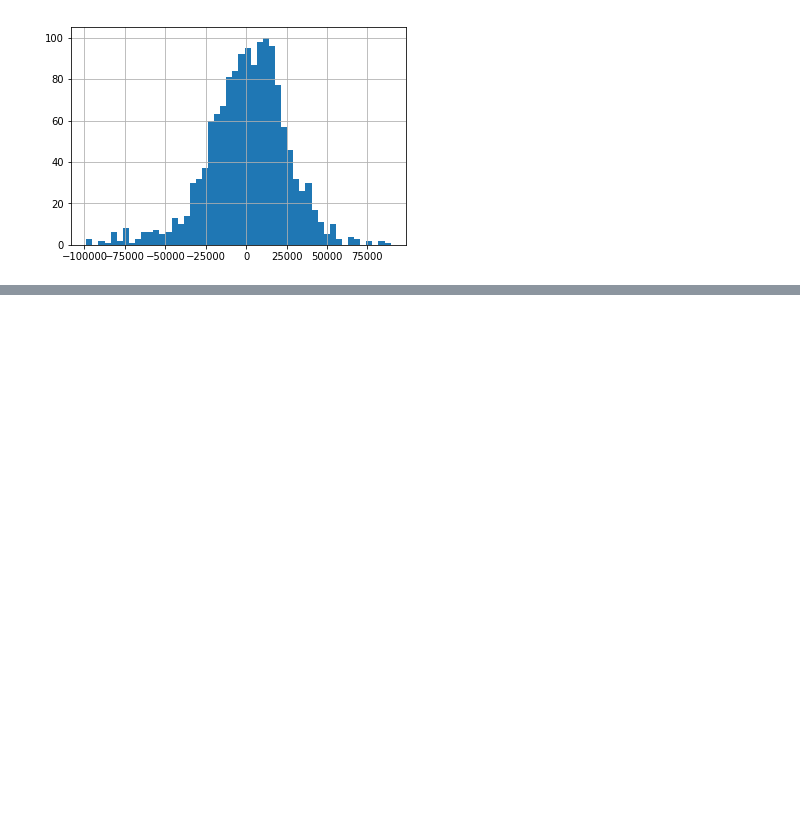
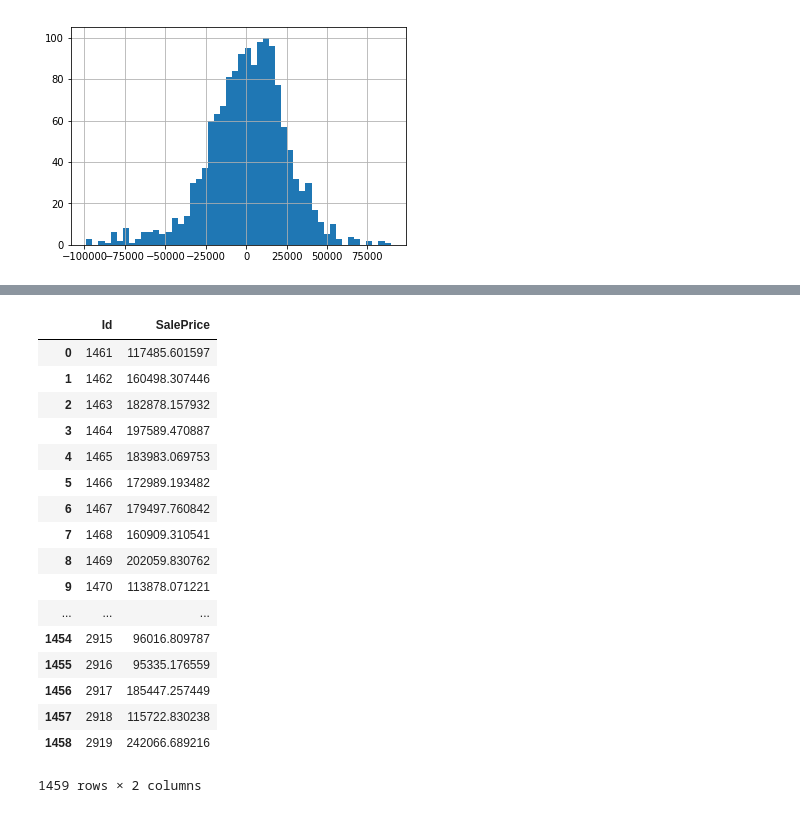
Before and after one commit to jmoorebyu/assignment-2, a Jupyter notebook: Assignment2.ipynb, the cells around one changed output, grey strips where cells are left out. Saved outputs shown, nothing was run; the diff lists cells and outputs as text; code cells hidden in the pictures; blank space fills up the shorter version.

```diff
--- a/Assignment2.ipynb
+++ b/Assignment2.ipynb
@@ -213,0 +347,15 @@ Best Negative MSE: -720043746.1186057
+# %%
+
+# l1 ratio of zero is l2 and visa-versa
+# alphas are how much to weight regularization
+clf = ElasticNetCV(l1_ratio=[.1, .3, .9], alphas=[.06,.03,.01], cv=8, tol=10**-5, max_iter=50000)
+#test_predictions3 = clf.predict(df)
+clf.fit(df, ln_target)
+#print("Validation RMSE: {}".format(np.sqrt(mse(ln_target, train_predictions3))))
+print(clf.alpha_)
+clf.score(df, ln_target)
+alpha = clf.alpha_
+l1 = clf.l1_ratio_
+clftuned = ElasticNetCV(l1_ratio=[l1], alphas=[alpha], cv=5, tol=10**-5)
+clftuned.fit(df, ln_target)
+print(np.sqrt(clf.mse_path_).mean())
@@ -214,2 +391,15 @@ Best Negative MSE: -720043746.1186057
+# %%
+res_list = [x[0] for x in test2]
+
+std_numeric_test.columns = numeric_test.columns
+df_test=std_numeric_test.iloc[:]
+ls=res_list
+
+for k in range(0,len(ls)):
+    for j in range (k+1,len(ls)):
+        df_test[ls[k]+"X"+ls[j]]=df_test[ls[k]]*df_test[ls[j]]
+# %%
+
+test_predictions3 = clftuned.predict(df_test)
 # %% [markdown]
 Plotting how many the difference between observed and predicted values in terms of SD of Y
@@ -310,0 +431,2 @@ diff2[diff2<100000][diff2>-100000].hist(bins=50)
+# %%
+submission = pd.DataFrame({"Id":test['Id'],"SalePrice":np.exp(test_predictions3)})
@@ -310,0 +435,21 @@ diff2[diff2<100000][diff2>-100000].hist(bins=50)
+# %%
+submission
+# %% [output]
+|  | Id | SalePrice |
+| 0 | 1461 | 117485.601597 |
+| 1 | 1462 | 160498.307446 |
+| 2 | 1463 | 182878.157932 |
+| 3 | 1464 | 197589.470887 |
+| 4 | 1465 | 183983.069753 |
+| 5 | 1466 | 172989.193482 |
+| 6 | 1467 | 179497.760842 |
+| 7 | 1468 | 160909.310541 |
+| 8 | 1469 | 202059.830762 |
+| 9 | 1470 | 113878.071221 |
+| ... | ... | ... |
+| 1454 | 2915 | 96016.809787 |
+| 1455 | 2916 | 95335.176559 |
+| 1456 | 2917 | 185447.257449 |
+| 1457 | 2918 | 115722.830238 |
+| 1458 | 2919 | 242066.689216 |
+1459 rows × 2 columns
```
Also changed, not shown: parts of 39 cells of this notebook.
